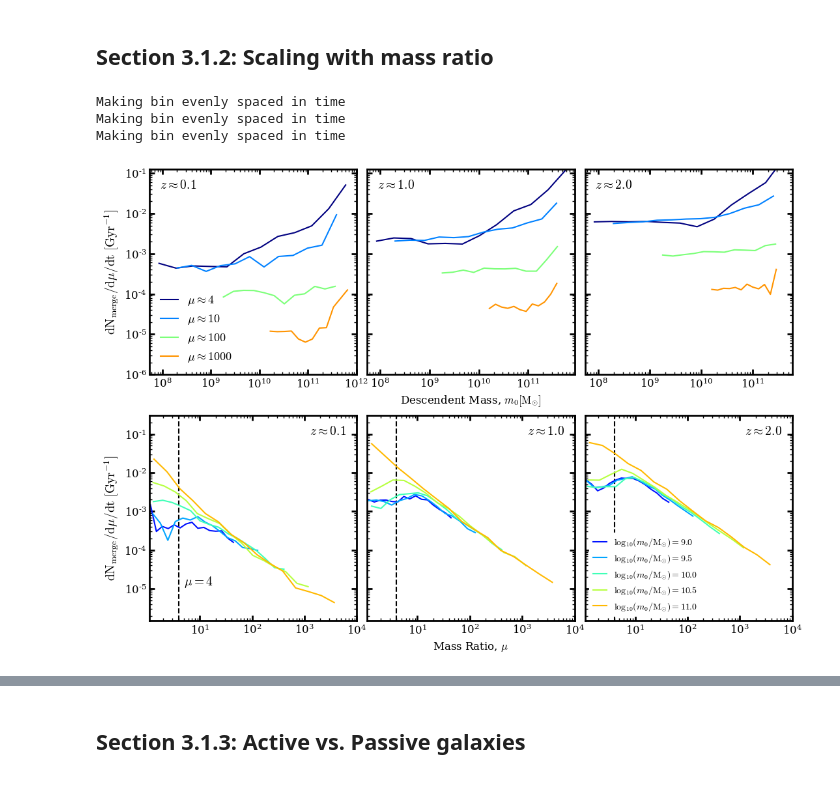
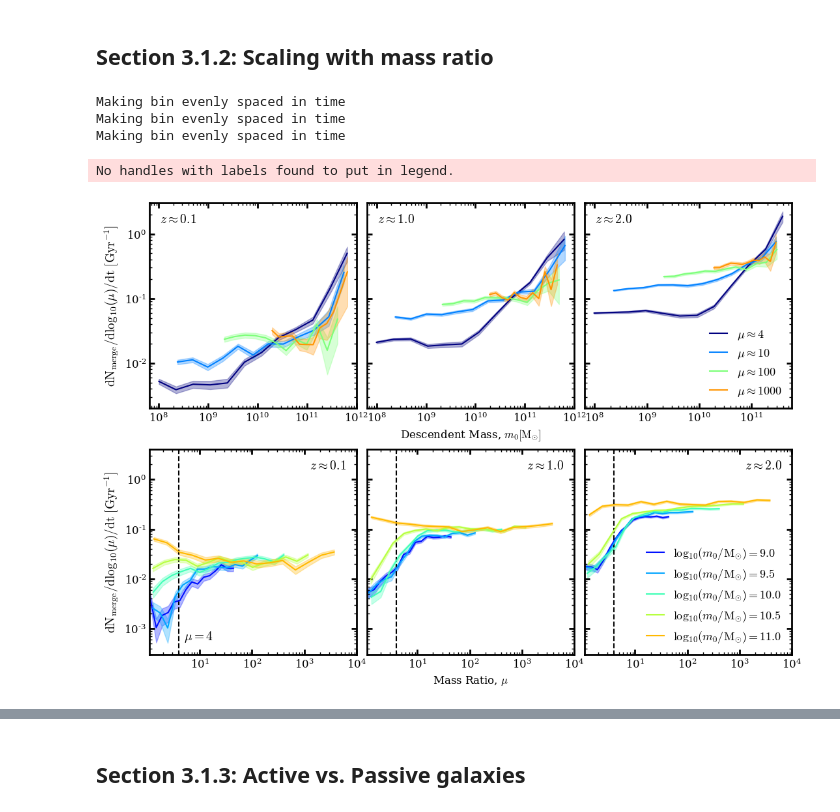
Before and after one commit to jaoleary/2001.02687, a Jupyter notebook: 2001.02687.ipynb, the cells around one changed output, grey strips where cells are left out. Cells and saved outputs as stored; diff of their text form; code cells hidden in the pictures.

```diff
--- a/2001.02687.ipynb
+++ b/2001.02687.ipynb
@@ -73,9 +77,9 @@ plt.rcParams.update({'axes.linewidth' : 2,
 ### IMPORT DATA
 # %%
 # First we need to import galaxy/halo merger trees. This is a bulk import and is pretty memory heavy. You can do this piecemeal if necessary....or work with a smaller/less resolved simulation.
-P200 = gb.Universe(param_path = '../../Programs/emerge/parameterfiles/P200.param', sim_type = 'emerge', include=['trees', 'mergers'])
+P200 = gb.Universe(param_path = '../../Programs/emerge-dev/parameterfiles/P200.param', sim_type = 'emerge', include=['statistics', 'trees', 'mergers'])
 # This next line on only needs to be run once, the merger lists are subseqently saved and can be reimported by adding `mergers` to the include argument of `Universe`.
-P200.add_galaxy_mergers(source='trees', save=True, enforce_mass_threshold=False, desc_mass_correction=True, dropna=False) # desc_mass correction is expensive for little gain. setting it false should speed up this step considerably
+#P200.add_galaxy_mergers(source='trees', save=True, enforce_mass_threshold=False, desc_mass_correction=True, dropna=False) # desc_mass correction is expensive for little gain. setting it false should speed up this step considerably
 
 # these two are only needed if you want to compute the halo merger rates in section 2.
 #200.add_halo_trees()
@@ -83,4 +87,7 @@ P200.add_galaxy_mergers(source='trees', save=True, enforce_mass_threshold=False,
 
 # Using a sorted index makes searching trees much faster
 P200.galaxy.sort_index()
+
+# optinally set a directory to save figures
+P200.add_figdir(P200.out_dir+'/2001.02687/')
 # %% [output]
@@ -355,6 +465,7 @@ Making bins evenly spaced in time
 ## Section 3.1.2: Scaling with mass ratio
 # %%
 # Plot merger mass ratios
+error=True
 mass_range=[7,11]
 MR_list=[4,10,100,1000]
 
@@ -381,11 +492,11 @@ ax[1,0].set_xlim([1.1,1e4])
 ax[1,1].set_xlim([1.1,1e4])
 ax[1,2].set_xlim([1.1,1e4])
 
-ax[0,0].set_ylim([1e-6,.125])
+ax[0,0].set_ylim([1e-6,.25])
 
 
-ax[0,0].set_ylabel('$\mathrm{dN_{merge}}/\mathrm{d}\mu/\mathrm{dt}\,\,[\mathrm{Gyr}^{-1}]$',size=14)
-ax[1,0].set_ylabel('$\mathrm{dN_{merge}}/\mathrm{d}\mu/\mathrm{dt}\,\,[\mathrm{Gyr}^{-1}]$',size=14)
+ax[0,0].set_ylabel('$\mathrm{dN_{merge}}/\mathrm{d}\log_{10}(\mu)/\mathrm{dt}\,\,[\mathrm{Gyr}^{-1}]$',size=14)
+ax[1,0].set_ylabel('$\mathrm{dN_{merge}}/\mathrm{d}\log_{10}(\mu)/\mathrm{dt}\,\,[\mathrm{Gyr}^{-1}]$',size=14)
 
 ax[0,1].set_xlabel('Descendent Mass, $m_{0}[\mathrm{M}_{\odot}]$')
 ax[1,1].set_xlabel('Mass Ratio, $\mu$')
@@ -397,7 +508,7 @@ mass_bins = [(np.log10(5e8),np.log10(1.5e9)),
              (np.log10(1.5e10),np.log10(5e10)),
              (np.log10(5e10),np.log10(1.5e11))]
 
-dex = 0.15
+dex = 0.225
 MR_list=[(10**(np.log10(4)-dex), 10**(np.log10(4)+dex)),
          (10**(np.log10(10)-dex), 10**(np.log10(10)+dex)),
          (10**(np.log10(100)-dex), 10**(np.log10(100)+dex)),
@@ -417,42 +528,59 @@ for i, redshift in enumerate(target_zs):
         N_gals, edges = np.histogram(galaxies['Stellar_mass'],bins=edges)
         mass_centers = (edges[:-1] + edges[1:])/2
         dm = np.abs(np.diff(10**edges))
         dm = N_gals
         du = MR[1]-MR[0]
+        du=dex*2
+
 
         clean = N_mergers>0
         ax[0,i].plot(10**mass_centers[clean],N_mergers[clean]/N_gals[clean]/du/np.diff(time_bin),color = plt.cm.jet((j)/float(4)),label = '$\mu\\approx' + '{:d}'.format(int(mrs[j]))+'$')
+        if error:
+            yu = (N_mergers[clean]+N_mergers[clean]/np.sqrt(N_mergers[clean]))/N_gals[clean]/du/np.diff(time_bin)
+            yd = (N_mergers[clean]-N_mergers[clean]/np.sqrt(N_mergers[clean]))/N_gals[clean]/du/np.diff(time_bin)
+            ax[0,i].fill_between(10**mass_centers[clean],yu,yd,alpha=0.3, color=plt.cm.jet((j)/float(4)))
 
     for j, mass in enumerate(mass_bins):
 
         N_gals, edges = np.histogram(galaxies['Stellar_mass'],bins=mass)
         N_mergers, edges = P200.galaxy.mergers.hist(axis='MR',min_time=time_bin[0],max_time=time_bin[1],min_desc_mstar=mass[0],max_desc_mstar=mass[1], max_MR = (10**mass[0])/(10**P200.OutputMassThreshold),log=True,bins=15)
 
         ratio_centers = (edges[:-1] + edges[1:])/2
         dt = np.diff(time_bin)
         dz = np.abs(np.diff(redshift_bin))
         du = np.abs(np.diff(10**edges))
+        du=np.diff(edges)
         dm = np.abs(10**mass[1] - 10**mass[0])
         lab = '$\log_{10}(m_{0}/\mathrm{M}_{\odot})=' + '{:.1f}'.format(np.log10(np.mean(10**np.array(mass)))) +'$'
         if i == 2:
             ax[1,i].plot(10**ratio_centers,N_mergers/dt/du/N_gals, color = plt.cm.jet((j+1)/float(7)),label = lab)
         else:
             ax[1,i].plot(10**ratio_centers,N_mergers/dt/du/N_gals, color = plt.cm.jet((j+1)/float(7)))
 
-ax[1,0].vlines(4, ymin=1e-6, ymax= 1,linestyle='--')
-ax[1,1].vlines(4, ymin=1e-6, ymax= 1,linestyle='--')
-ax[1,2].vlines(4, ymin=1e-6, ymax= 1,linestyle='--')
-ax[1,0].set_ylim([1.5e-6,9e-2])
-ax[1,0].set_ylim([1.5e-6,3e-1])
-ax[1,2].legend(loc='lower left', frameon=True, facecolor='white', edgecolor='white', framealpha=1, prop={'size':10})
-ax[0,0].legend(loc='lower left',frameon=False, prop={'size':13})
-txt = ax[1,0].text(5,1e-5, '$\mu = '+'{:d}'.format(4)+'$', horizontalalignment='left', verticalalignment='bottom',fontsize=14)
+        if error:
+            yu = (N_mergers+N_mergers/np.sqrt(N_mergers))/dt/du/N_gals
+            yd = (N_mergers-N_mergers/np.sqrt(N_mergers))/dt/du/N_gals
+            ax[1,i].fill_between(10**ratio_centers,yu,yd,alpha=0.3, color=plt.cm.jet((j+1)/float(7)))
+
+ax[1,0].vlines(4, ymin=1e-6, ymax= 1e3,linestyle='--')
+ax[1,1].vlines(4, ymin=1e-6, ymax= 1e3,linestyle='--')
+ax[1,2].vlines(4, ymin=1e-6, ymax= 1e3,linestyle='--')
+ax[1,0].set_ylim([3e-4,4e0])
+ax[0,0].set_ylim([2e-3,3])
+ax[1,2].legend(loc='lower right', frameon=True, facecolor='white', edgecolor='white', framealpha=1, prop={'size':13})
+ax[1,1].legend(loc='lower right', frameon = False)
+ax[0,2].legend(loc='lower right',frameon=False, prop={'size':13})
+txt = ax[1,0].text(5,5e-4, '$\mu = '+'{:d}'.format(4)+'$', horizontalalignment='left', verticalalignment='bottom',fontsize=14)
+
+#P200.savefig('log_mr_scaling.pdf',bbox_inches='tight')
+
 plt.show()
 # %% [output]
 Making bin evenly spaced in time
 Making bin evenly spaced in time
 Making bin evenly spaced in time
+No handles with labels found to put in legend.
-[figure, old version]
+[figure, new version]
 # %%
 # Plot cumulative merger mass ratios
 mass_range=[7,11]
```
Also changed, not shown: parts of 19 cells of this notebook.
